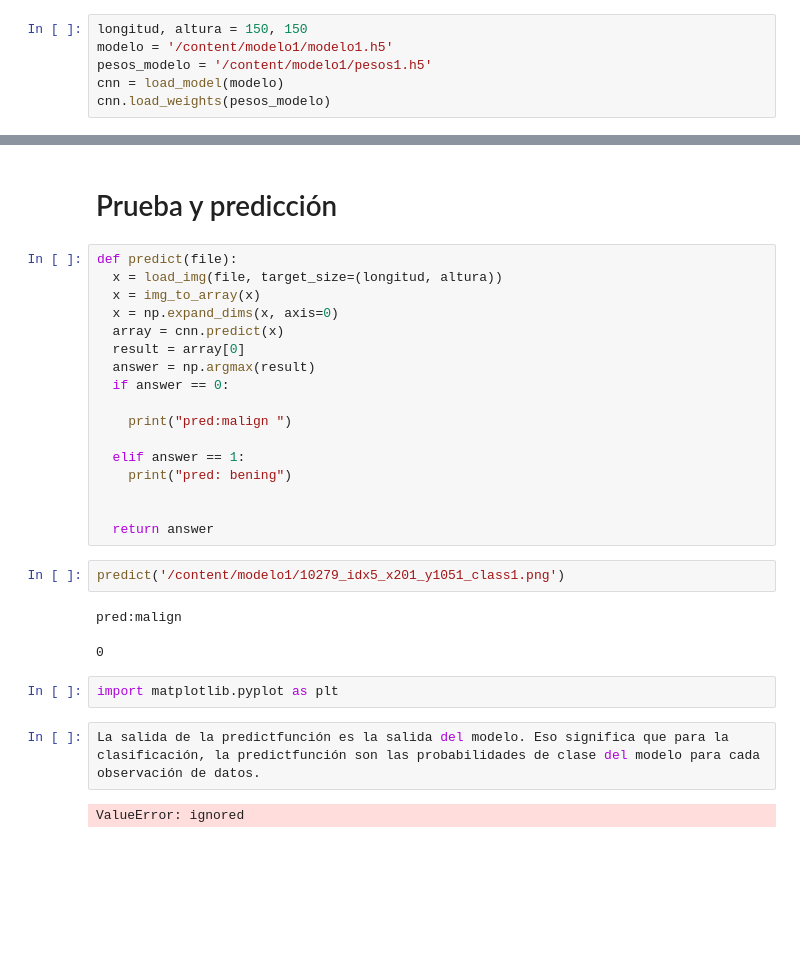
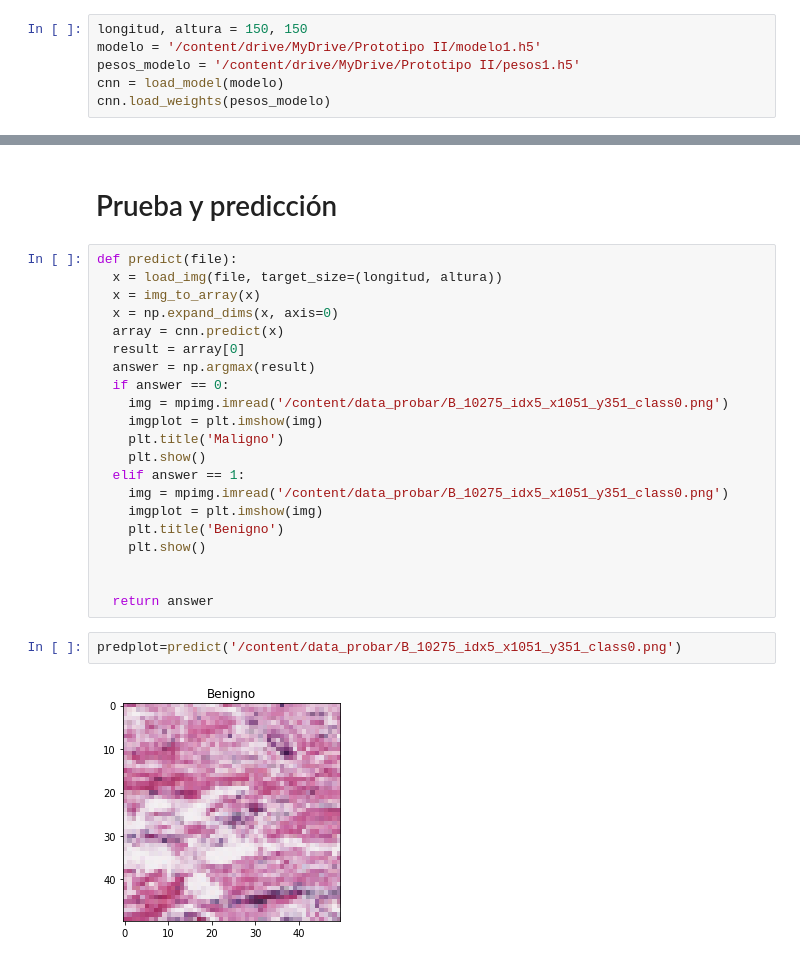
Before and after one commit to frsalarcon/Detector-de-celulas-cancerigenas, a Jupyter notebook: test_01.ipynb, the cells around one changed output, grey strips where cells are left out. Cells and saved outputs as stored; diff of their text form; blank space fills up the shorter version.

```diff
--- a/test_01.ipynb
+++ b/test_01.ipynb
@@ -168,8 +182,8 @@ from keras.preprocessing.image import load_img, img_to_array
 from keras.models import load_model
 # %%
 longitud, altura = 150, 150
-modelo = '/content/modelo1/modelo1.h5'
-pesos_modelo = '/content/modelo1/pesos1.h5'
+modelo = '/content/drive/MyDrive/Prototipo II/modelo1.h5'
+pesos_modelo = '/content/drive/MyDrive/Prototipo II/pesos1.h5'
 cnn = load_model(modelo)
 cnn.load_weights(pesos_modelo)
 # %%
@@ -194,22 +205,19 @@ def predict(file):
   result = array[0]
   answer = np.argmax(result)
   if answer == 0:
-
-    print("pred:malign ")
-
+    img = mpimg.imread('/content/data_probar/B_10275_idx5_x1051_y351_class0.png')
+    imgplot = plt.imshow(img)
+    plt.title('Maligno')
+    plt.show()
   elif answer == 1:
-    print("pred: bening")
+    img = mpimg.imread('/content/data_probar/B_10275_idx5_x1051_y351_class0.png')
+    imgplot = plt.imshow(img)
+    plt.title('Benigno')
+    plt.show()
 
 
   return answer
-# %%
-predict('/content/modelo1/10279_idx5_x201_y1051_class1.png')
-# %% [output]
-pred:malign
-0
-# %%
-import matplotlib.pyplot as plt
-# %%
-La salida de la predictfunción es la salida del modelo. Eso significa que para la clasificación, la predictfunción son las probabilidades de clase del modelo para cada observación de datos.
-# %% [output]
-ValueError: ignored
+# %%
+predplot=predict('/content/data_probar/B_10275_idx5_x1051_y351_class0.png')
+# %% [output]
+[figure, added]
```
Also changed, not shown: parts of 10 cells of this notebook.
